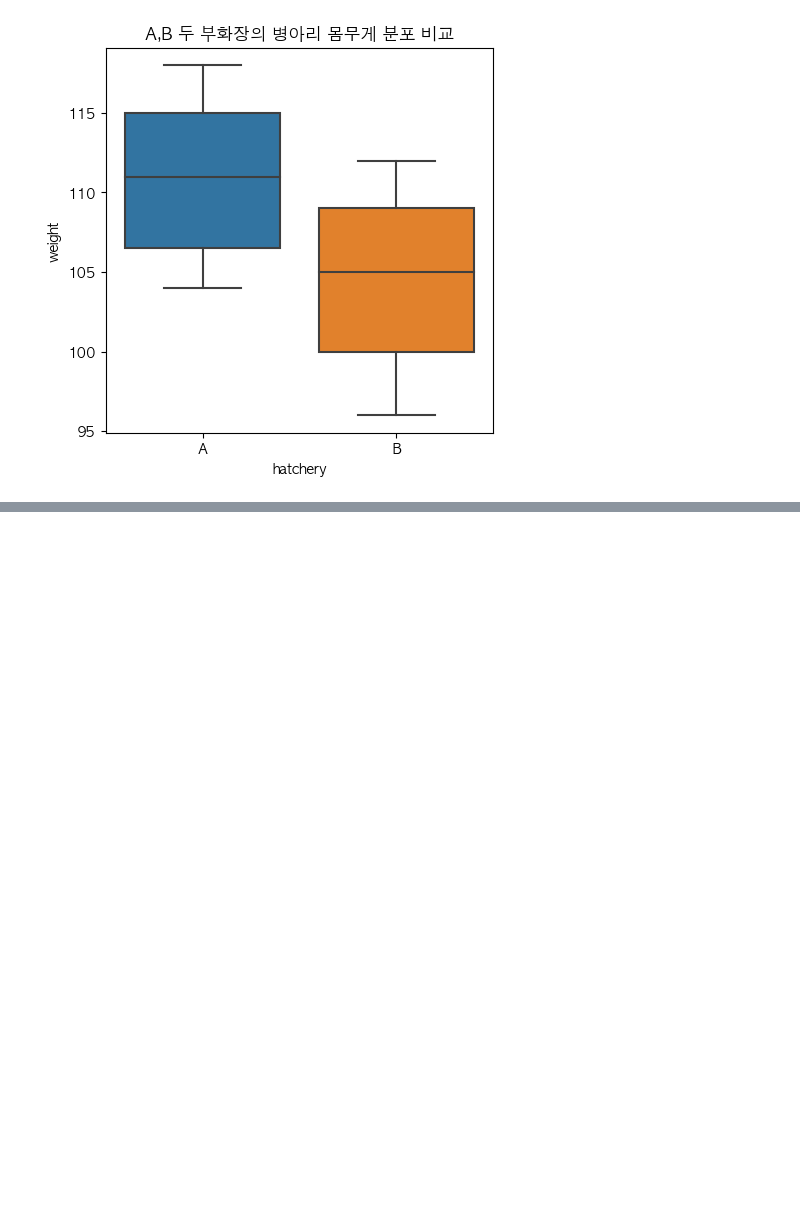
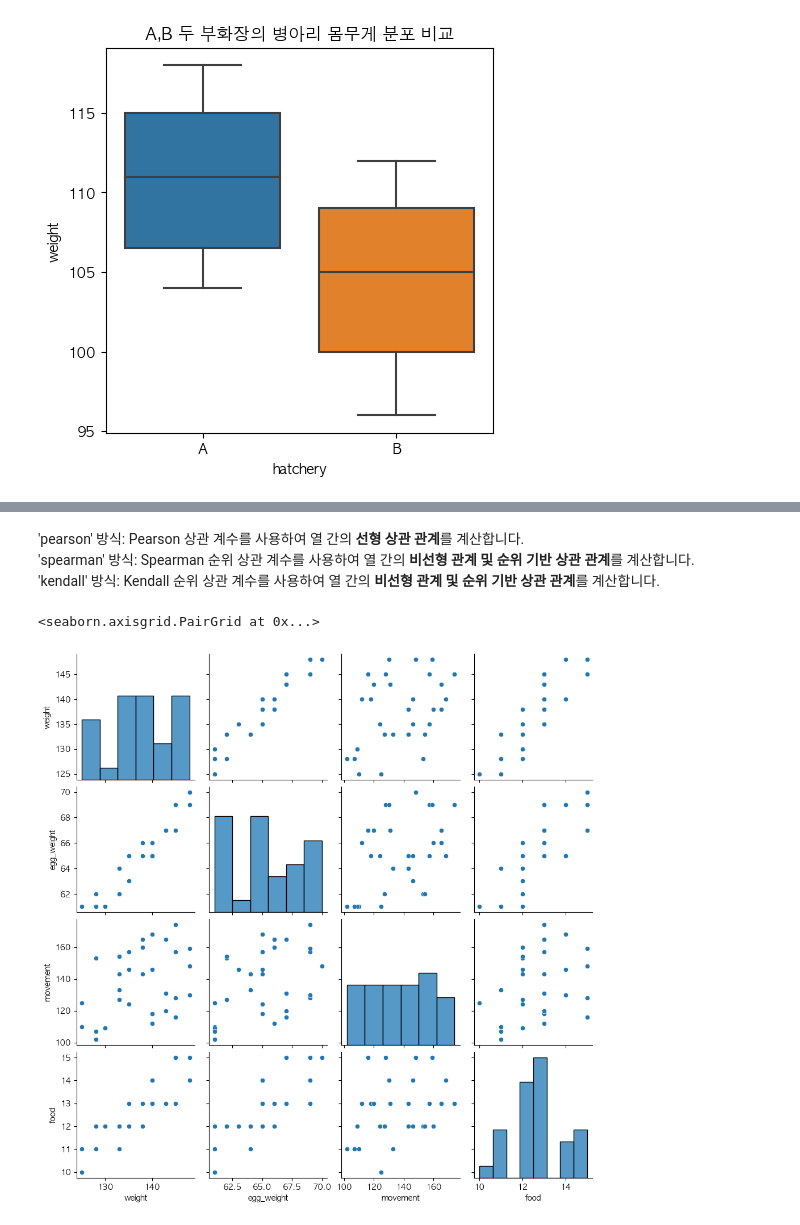
Before and after one commit to hyejinbeck/Chick-Growth, a Jupyter notebook: Analysis.ipynb, the cells around one changed output, grey strips where cells are left out. Drawn from its saved outputs; the diff is of its cells as text; code cells hidden in the pictures; blank space fills up the shorter version.

```diff
--- a/Analysis.ipynb
+++ b/Analysis.ipynb
@@ -346,0 +420,5 @@ plt.show()
+# %%
+########################## 데이터 불러오기
+w = pd.read_csv('./data/ch5-1.csv')
+########################## 부화한지 1주일된 병아리의 데이터
+w.head()
@@ -346,0 +452,5 @@ plt.show()
+# %%
+########################## 상관분석 위한 별도 데이터셋 방법 1
+w_n = w.iloc[:,1:5]        # 행 rows 선택 , 열 columns 선택
+########################## object열인 chick_nm 열 제외하고 모든 행
+w_n.head()
@@ -346,0 +513,13 @@ plt.show()
+# %% [markdown]
+'pearson' 방식: Pearson 상관 계수를 사용하여 열 간의 **선형 상관 관계**를 계산합니다.<br>
+'spearman' 방식: Spearman 순위 상관 계수를 사용하여 열 간의 **비선형 관계 및 순위 기반 상관 관계**를 계산합니다.<br>
+'kendall' 방식: Kendall 순위 상관 계수를 사용하여 열 간의 **비선형 관계 및 순위 기반 상관 관계**를 계산합니다.<br>
+# %%
+########################## 상관관계 시각화
+import matplotlib.pyplot as plt
+import seaborn as sns
+##########################
+sns.pairplot(w_n)               # 상관분석하기 전, 수치값만 있는 데이터
+# %% [output]
+<seaborn.axisgrid.PairGrid at 0x...>
+[figure, added]
```
Also changed, not shown: parts of 26 cells of this notebook, 1 other file.
